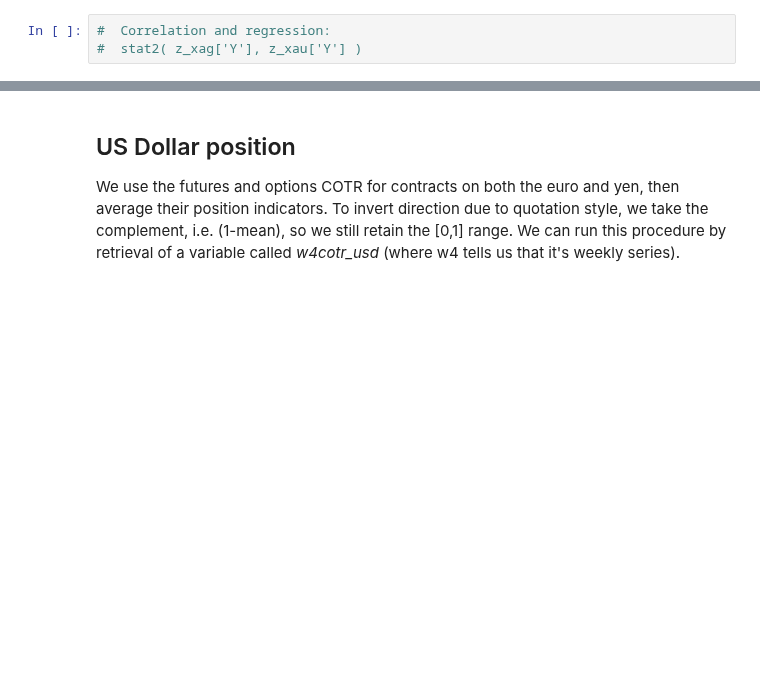
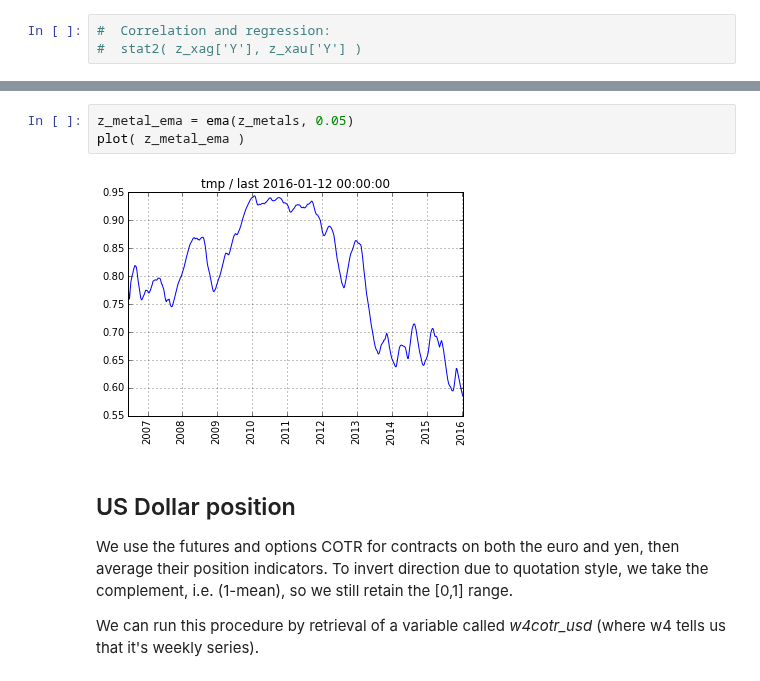
Before and after one commit to rsvp/fecon235, a Jupyter notebook: nb/qdl-COTR-positions.ipynb, the cells around one changed output, grey strips where cells are left out. Cells and saved outputs as stored; diff of their text form; blank space fills up the shorter version.

```diff
--- a/nb/qdl-COTR-positions.ipynb
+++ b/nb/qdl-COTR-positions.ipynb
@@ -205,5 +270,15 @@ Positions in the precious metals have recently exhibited swings characteristic o
+# %%
+z_metal_ema = ema(z_metals, 0.05)
+plot( z_metal_ema )
+# %% [output]
+[figure, added]
 # %% [markdown]
 ## US Dollar position
 
-We use the futures and options COTR for contracts on both the euro and yen, then average their position indicators. To invert direction due to quotation style, we take the complement, i.e. (1-mean), so we still retain the [0,1] range. We can run this procedure by retrieval of a variable called *w4cotr_usd* (where w4 tells us that it's weekly series).
+We use the futures and options COTR for contracts on both the euro and yen,
+then average their position indicators. To invert direction due to quotation style,
+we take the complement, i.e. (1-mean), so we still retain the [0,1] range.
+
+We can run this procedure by retrieval of a variable called *w4cotr_usd*
+(where w4 tells us that it's weekly series).
 # %%
```
Also changed, not shown: parts of 64 cells of this notebook.
